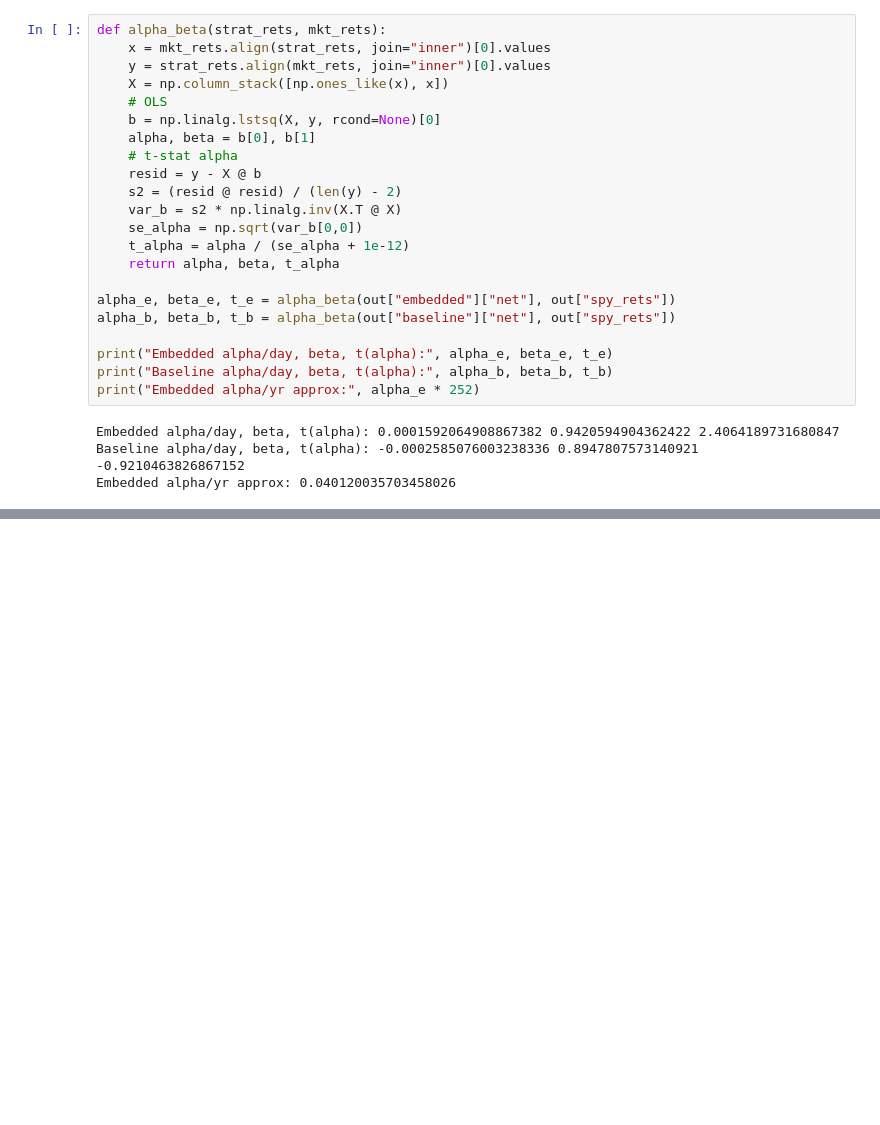
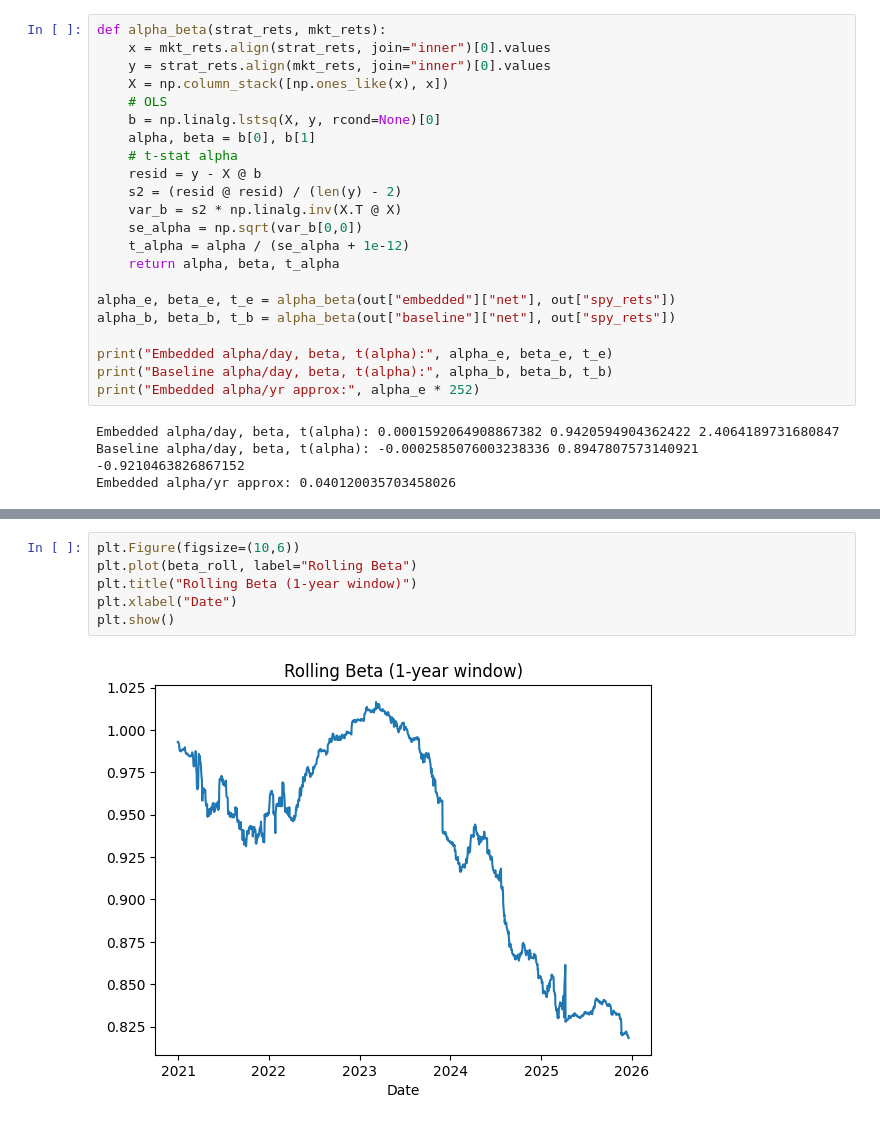
Before and after one commit to jdstyles01/Trading-BOT, a Jupyter notebook: Embedded strategy model.ipynb, the cells around one changed output, grey strips where cells are left out. Drawn from its saved outputs; the diff is of its cells as text; blank space fills up the shorter version.

```diff
--- a/Embedded strategy model.ipynb
+++ b/Embedded strategy model.ipynb
@@ -640,0 +792,8 @@ Embedded alpha/yr approx: 0.040120035703458026
+# %%
+plt.Figure(figsize=(10,6))
+plt.plot(beta_roll, label="Rolling Beta")
+plt.title("Rolling Beta (1-year window)")
+plt.xlabel("Date")
+plt.show()
+# %% [output]
+[figure, added]
```
Also changed, not shown: parts of 5 cells of this notebook.
